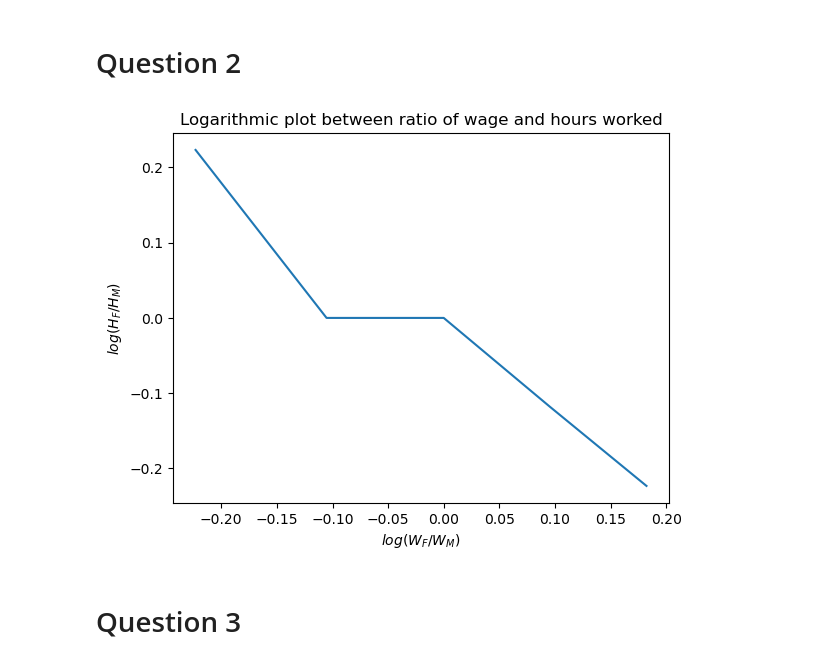
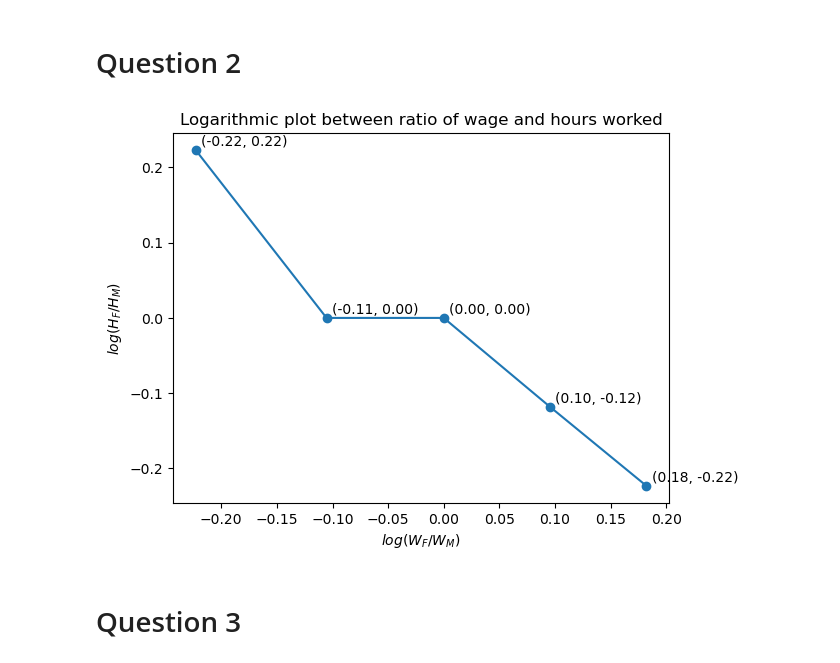
Before and after one commit to NumEconCopenhagen/projects-2023-jc, a Jupyter notebook: inauguralproject/inauguralproject.ipynb, the cells around one changed output. Drawn from its saved outputs; the diff is of its cells as text; code cells hidden in the pictures.

```diff
--- a/inauguralproject/inauguralproject.ipynb
+++ b/inauguralproject/inauguralproject.ipynb
@@ -92,31 +92,37 @@ We have also shown the relationsship in the graph above, where the x-ais represe
 # %%
 hsm.par.alpha = 0.5
 hsm.par.sigma = 1
 
 wF_values = np.array([0.8, 0.9, 1.0, 1.1, 1.2])
 
 #creating empty lists for storing results, (5) is the number of values.
 log_HF_HM = np.zeros(5)
 log_WF_WM = np.zeros(5)
 
 for i, wFl in enumerate(wF_values):
     hsm.par.wF = wFl
     opt = hsm.solve_discrete()
 
     log_HF_HM[i] = np.log(opt.HF/opt.HM)
     log_WF_WM[i] = np.log(hsm.par.wF/hsm.par.wM)
 
 # plot
-plt.plot(log_WF_WM,log_HF_HM)
+plt.plot(log_WF_WM,log_HF_HM,marker='o')
+
 
 # Set plot labels and title
 plt.xlabel('$log(W_F/W_M)$')
 plt.ylabel('$log(H_F/H_M)$')
 plt.title('Logarithmic plot between ratio of wage and hours worked')
 
+#Giving notations to the different coordinates
+for i in range(5):
+    plt.annotate(f"({log_WF_WM[i]:.2f}, {log_HF_HM[i]:.2f})", (log_WF_WM[i]+0.005, log_HF_HM[i]+0.005))
+
+
 plt.show()
 # %% [output]
-[figure, old version]
+[figure, new version]
 # %% [markdown]
 # Question 3
 # %%
```
Also changed, not shown: parts of 2 cells of this notebook.
